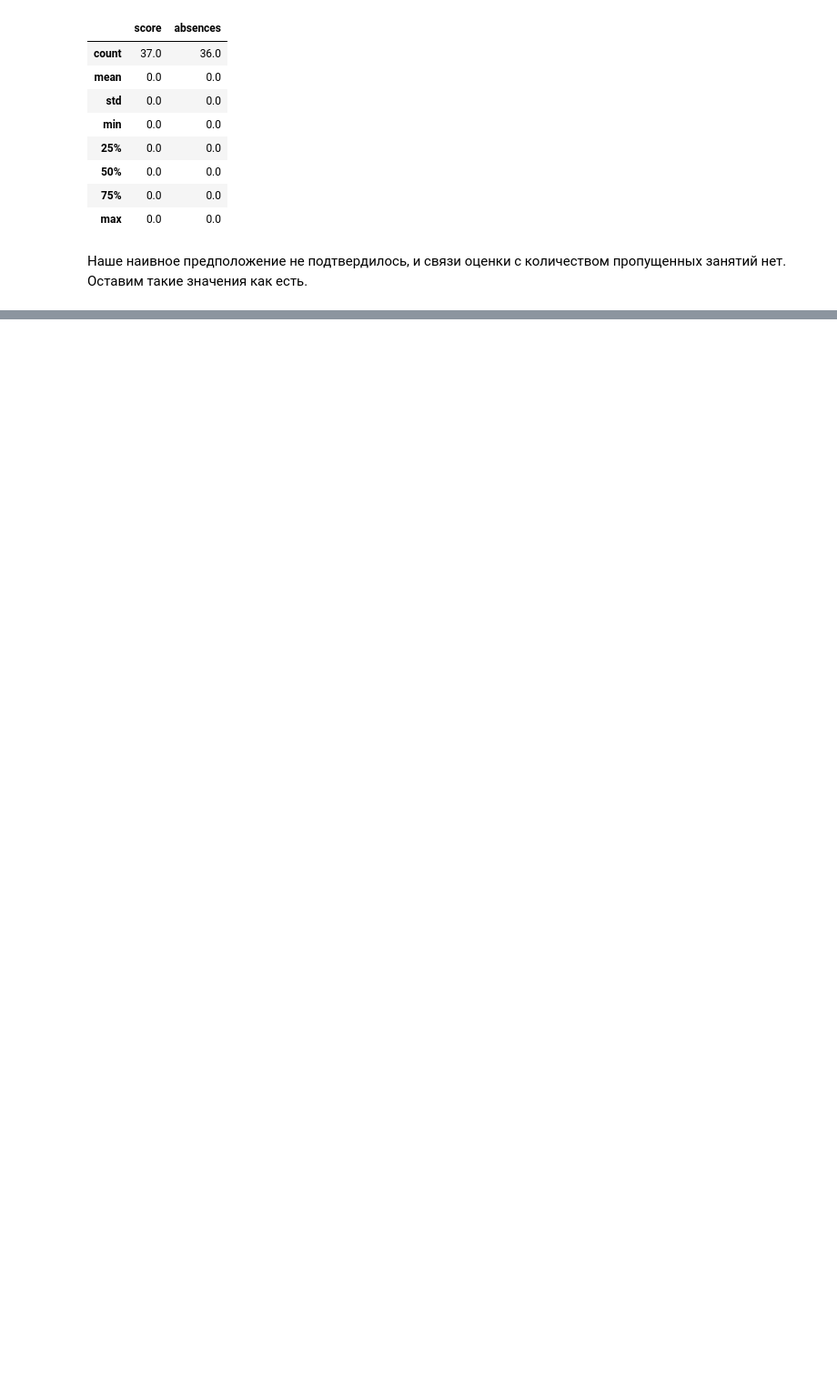
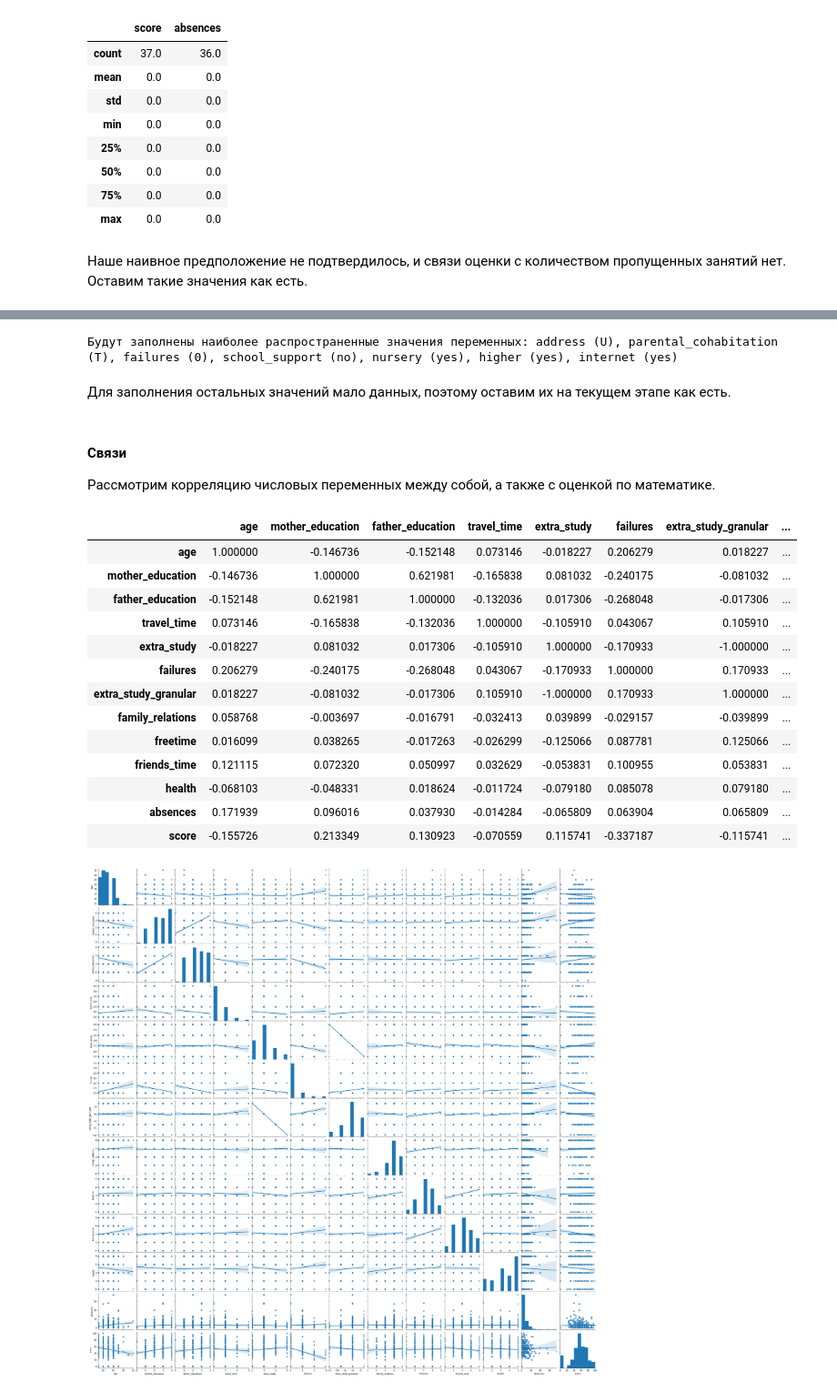
Before and after one commit to ivofrolov/skillfactory_rds, a Jupyter notebook: project 02 - EDA/stud_math_analysis.ipynb, the cells around one changed output, grey strips where cells are left out. Shown: that part at 91% size. Drawn from its saved outputs; the diff is of its cells as text; code cells hidden in the pictures; blank space fills up the shorter version.

```diff
--- a/project 02 - EDA/stud_math_analysis.ipynb
+++ b/project 02 - EDA/stud_math_analysis.ipynb
@@ -230,0 +259,2 @@ sample.loc[sample.score < 20, ['score', 'absences']].describe()
+# %%
+sample.dropna(subset=['score'], inplace=True)
@@ -230,0 +265,41 @@ sample.loc[sample.score < 20, ['score', 'absences']].describe()
+# %%
+columns = ('address', 'family_size', 'parental_cohabitation', 'mother_education',
+           'father_education', 'mother_job', 'father_job', 'choice_reason', 'guardian',
+           'travel_time', 'extra_study', 'failures', 'school_support', 'family_support',
+           'paid', 'activities', 'nursery', 'extra_study_granular', 'higher', 'internet',
+           'romantic', 'family_relations', 'freetime', 'friends_time', 'health')
+
+values_to_fill = dict(most_common(sample, columns, threshold=.75))
+print('Заполнены наиболее распространенные значения переменных:',
+      ', '.join([f'{k} ({v})' for k,v in values_to_fill.items()]))
+
+sample.fillna(values_to_fill, inplace=True)
+# %% [output]
+Будут заполнены наиболее распространенные значения переменных: address (U), parental_cohabitation (T), failures (0), school_support (no), nursery (yes), higher (yes), internet (yes)
+# %% [markdown]
+Для заполнения остальных значений мало данных, поэтому оставим их на текущем этапе как есть.
+# %% [markdown]
+#### Связи
+
+Рассмотрим корреляцию числовых переменных между собой, а также с оценкой по математике.
+# %%
+df = sample.select_dtypes('number').astype('float64')
+
+sns.pairplot(df, kind='reg');
+df.corr()
+# %% [output]
+|  | age | mother_education | father_education | travel_time | extra_study | failures | extra_study_granular | ... |
+| age | 1.000000 | -0.146736 | -0.152148 | 0.073146 | -0.018227 | 0.206279 | 0.018227 | ... |
+| mother_education | -0.146736 | 1.000000 | 0.621981 | -0.165838 | 0.081032 | -0.240175 | -0.081032 | ... |
+| father_education | -0.152148 | 0.621981 | 1.000000 | -0.132036 | 0.017306 | -0.268048 | -0.017306 | ... |
+| travel_time | 0.073146 | -0.165838 | -0.132036 | 1.000000 | -0.105910 | 0.043067 | 0.105910 | ... |
+| extra_study | -0.018227 | 0.081032 | 0.017306 | -0.105910 | 1.000000 | -0.170933 | -1.000000 | ... |
+| failures | 0.206279 | -0.240175 | -0.268048 | 0.043067 | -0.170933 | 1.000000 | 0.170933 | ... |
+| extra_study_granular | 0.018227 | -0.081032 | -0.017306 | 0.105910 | -1.000000 | 0.170933 | 1.000000 | ... |
+| family_relations | 0.058768 | -0.003697 | -0.016791 | -0.032413 | 0.039899 | -0.029157 | -0.039899 | ... |
+| freetime | 0.016099 | 0.038265 | -0.017263 | -0.026299 | -0.125066 | 0.087781 | 0.125066 | ... |
+| friends_time | 0.121115 | 0.072320 | 0.050997 | 0.032629 | -0.053831 | 0.100955 | 0.053831 | ... |
+| health | -0.068103 | -0.048331 | 0.018624 | -0.011724 | -0.079180 | 0.085078 | 0.079180 | ... |
+| absences | 0.171939 | 0.096016 | 0.037930 | -0.014284 | -0.065809 | 0.063904 | 0.065809 | ... |
+| score | -0.155726 | 0.213349 | 0.130923 | -0.070559 | 0.115741 | -0.337187 | -0.115741 | ... |
+[figure, added]
```
Also changed, not shown: parts of 8 cells of this notebook, 1 other file.
